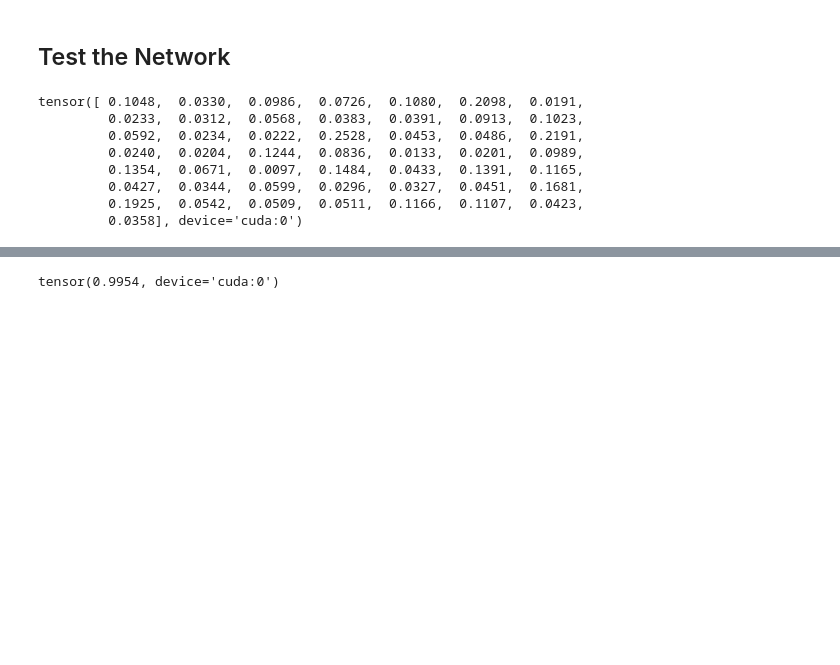
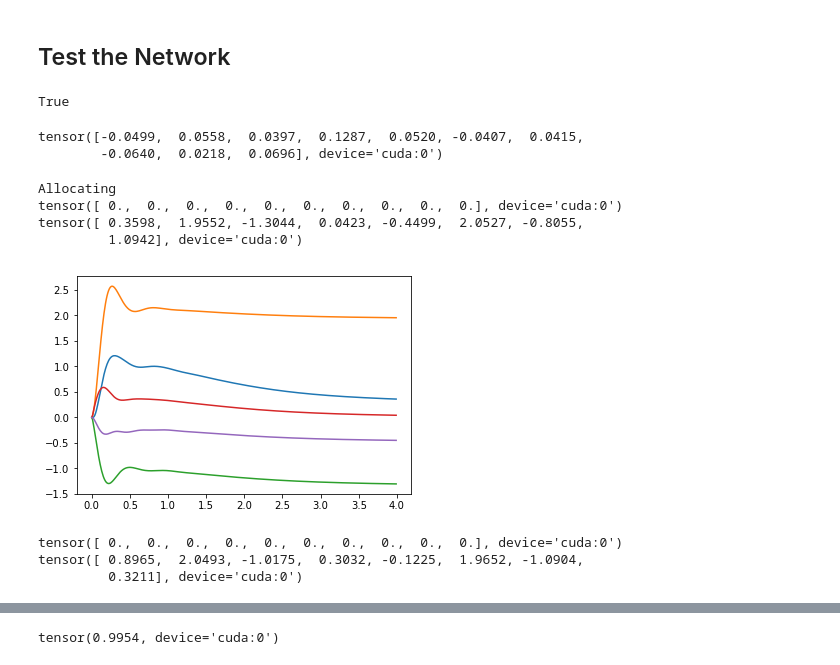
Before and after one commit to jorchard/peBogacz, a Jupyter notebook: python/Reverse MNIST.ipynb, the cells around one changed output, grey strips where cells are left out. Saved outputs shown, nothing was run; the diff lists cells and outputs as text; code cells hidden in the pictures; blank space fills up the shorter version.

```diff
--- a/python/Reverse MNIST.ipynb
+++ b/python/Reverse MNIST.ipynb
@@ -105,14 +162,40 @@ net = NN.NeuralNetwork()
 net.Load('MNIST reversed.npy')
 # %% [markdown]
 ## Test the Network
+# %%
+net.Infer(4., test[1][p], test[0][p], dt=0.1, learning=True)
+net.learn
+# %% [output]
+True
 # %%
-net.layers[1].b
+net.layers[0].b
 # %% [output]
-tensor([ 0.1048,  0.0330,  0.0986,  0.0726,  0.1080,  0.2098,  0.0191,
-         0.0233,  0.0312,  0.0568,  0.0383,  0.0391,  0.0913,  0.1023,
-         0.0592,  0.0234,  0.0222,  0.2528,  0.0453,  0.0486,  0.2191,
-         0.0240,  0.0204,  0.1244,  0.0836,  0.0133,  0.0201,  0.0989,
-         0.1354,  0.0671,  0.0097,  0.1484,  0.0433,  0.1391,  0.1165,
-         0.0427,  0.0344,  0.0599,  0.0296,  0.0327,  0.0451,  0.1681,
-         0.1925,  0.0542,  0.0509,  0.0511,  0.1166,  0.1107,  0.0423,
-         0.0358], device='cuda:0')
+tensor([-0.0499,  0.0558,  0.0397,  0.1287,  0.0520, -0.0407,  0.0415,
+        -0.0640,  0.0218,  0.0696], device='cuda:0')
+# %%
+net.SetTau(0.08)
+net.layers[1].Probe(True)
+net.layers[2].Probe(True)
+#net.BackprojectExpectation(test[0][0])
+#net.Reset()
+net.Generate(4., test[0][0])
+print(net.layers[0].v)
+print(net.layers[1].v[:8])
+# %% [output]
+Allocating
+tensor([ 0.,  0.,  0.,  0.,  0.,  0.,  0.,  0.,  0.,  0.], device='cuda:0')
+tensor([ 0.3598,  1.9552, -1.3044,  0.0423, -0.4499,  2.0527, -0.8055,
+         1.0942], device='cuda:0')
+# %%
+plt.plot(net.t_history, np.array(net.layers[1].v_history)[:,:5]);
+# %% [output]
+[figure, added]
+# %%
+net.Generate(4., test[0][1])
+#net.BackprojectExpectation(test[0][1])
+print(net.layers[0].v)
+print(net.layers[1].v[:8])
+# %% [output]
+tensor([ 0.,  0.,  0.,  0.,  0.,  0.,  0.,  0.,  0.,  0.], device='cuda:0')
+tensor([ 0.8965,  2.0493, -1.0175,  0.3032, -0.1225,  1.9652, -1.0904,
+         0.3211], device='cuda:0')
```
Also changed, not shown: parts of 15 cells of this notebook, 4 other files.
